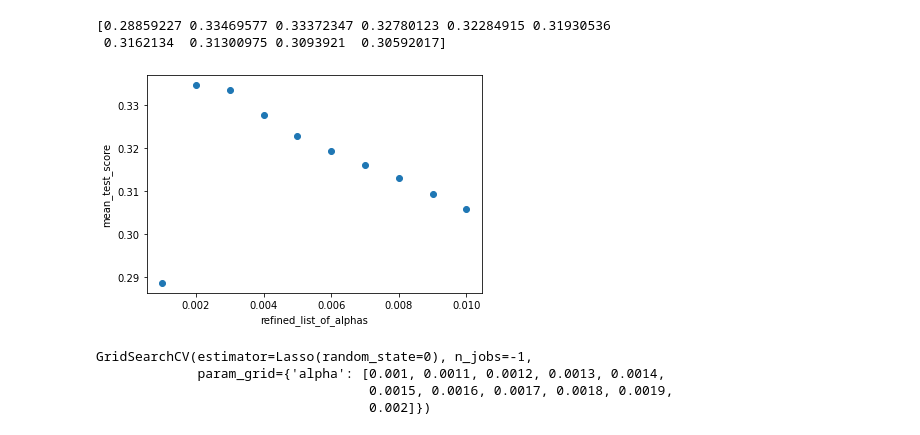
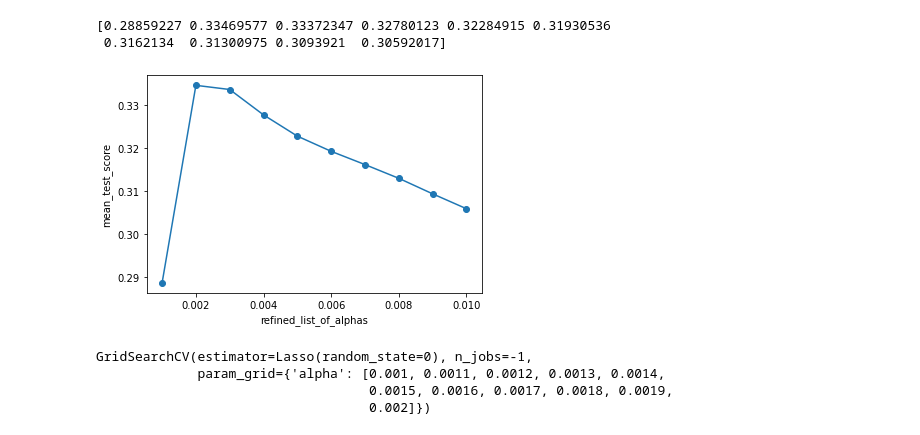
Before and after one commit to PritishWadhwa/IMDb-Movie-Rating-Predictor, a Jupyter notebook: Regression/Linear_Regression_Lasso.ipynb, the cells around one changed output. Drawn from its saved outputs; the diff is of its cells as text; code cells hidden in the pictures.

```diff
--- a/Regression/Linear_Regression_Lasso.ipynb
+++ b/Regression/Linear_Regression_Lasso.ipynb
@@ -73,11 +75,13 @@ print(refinedGridSearch.cv_results_['mean_test_score'])
  0.3162134  0.31300975 0.3093921  0.30592017]
 # %%
 plt.scatter(refined_list_of_alphas,refinedGridSearch.cv_results_['mean_test_score'])
+plt.plot(refined_list_of_alphas,refinedGridSearch.cv_results_['mean_test_score'])
 plt.xlabel('refined_list_of_alphas')
 plt.ylabel('mean_test_score')
+plt.savefig('Graphs/lasso_gs_fig2.png')
 plt.show()
 # %% [output]
-[figure, old version]
+[figure, new version]
 # %%
 ultra_refined_list_of_alphas = [0.001, 0.0011, 0.0012, 0.0013, 0.0014, 0.0015, 0.0016, 0.0017, 0.0018, 0.0019, 0.002]
 ultraRefinedGridSearch = GridSearchCV(estimator=Lasso(fit_intercept=True, copy_X=True, random_state=0), param_grid={'alpha':ultra_refined_list_of_alphas}, n_jobs=-1)
```
Also changed, not shown: parts of 4 cells of this notebook, 13 other files.
